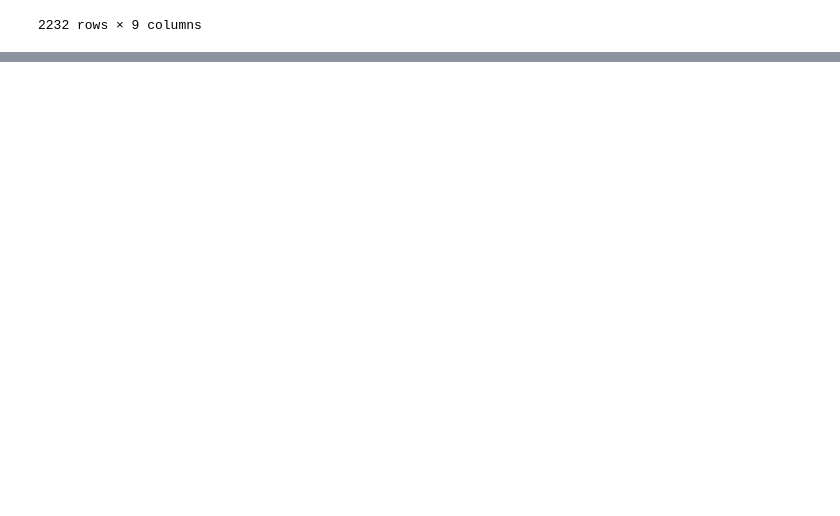
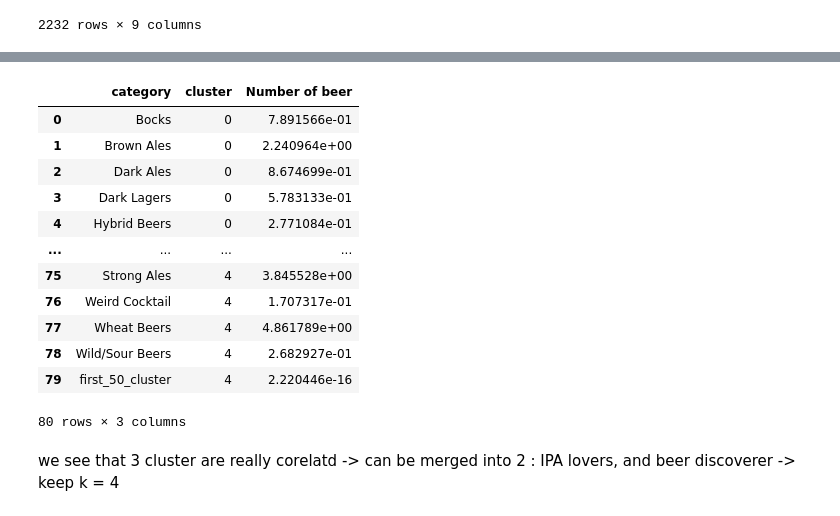
Before and after one commit to epfl-ada/ada-2022-project-radar, a Jupyter notebook: m3_clean.ipynb, the cells around one changed output, grey strips where cells are left out. Drawn from its saved outputs; the diff is of its cells as text; code cells hidden in the pictures; blank space fills up the shorter version.

```diff
--- a/m3_clean.ipynb
+++ b/m3_clean.ipynb
@@ -452,4 +466,28 @@ df_cluster_beer
+# %%
+#display 5 clusters
+df_cluster_beer_5 = pd.DataFrame(our_clustering_5.cluster_centers_.T)
+df_cluster_beer_5.index = user_to_cat.columns
+df_cluster_beer_5["category"] = df_cluster_beer_5.index
+df_cluster_beer_5 = pd.melt(df_cluster_beer_5, id_vars=["category"], value_vars=[0,1,2,3,4])
+df_cluster_beer_5.columns = ["category", "cluster", "Number of beer"]
+df_cluster_beer_5
+# %% [output]
+|  | category | cluster | Number of beer |
+| 0 | Bocks | 0 | 7.891566e-01 |
+| 1 | Brown Ales | 0 | 2.240964e+00 |
+| 2 | Dark Ales | 0 | 8.674699e-01 |
+| 3 | Dark Lagers | 0 | 5.783133e-01 |
+| 4 | Hybrid Beers | 0 | 2.771084e-01 |
+| ... | ... | ... | ... |
+| 75 | Strong Ales | 4 | 3.845528e+00 |
+| 76 | Weird Cocktail | 4 | 1.707317e-01 |
+| 77 | Wheat Beers | 4 | 4.861789e+00 |
+| 78 | Wild/Sour Beers | 4 | 2.682927e-01 |
+| 79 | first_50_cluster | 4 | 2.220446e-16 |
+80 rows × 3 columns
 # %%
 fig = px.line(df_cluster_beer, x="style", y="Number of beer", color="cluster", title="Centroids obtained with Kmeans (k=4) of the first 50 ratings of each user")
 fig.show()
 fig.write_html("centroid.html")
+# %% [markdown]
+we see that 3 cluster are really corelatd -> can be merged into 2 : IPA lovers, and beer discoverer -> keep k = 4
```
Also changed, not shown: parts of 13 cells of this notebook, 4 other files.
